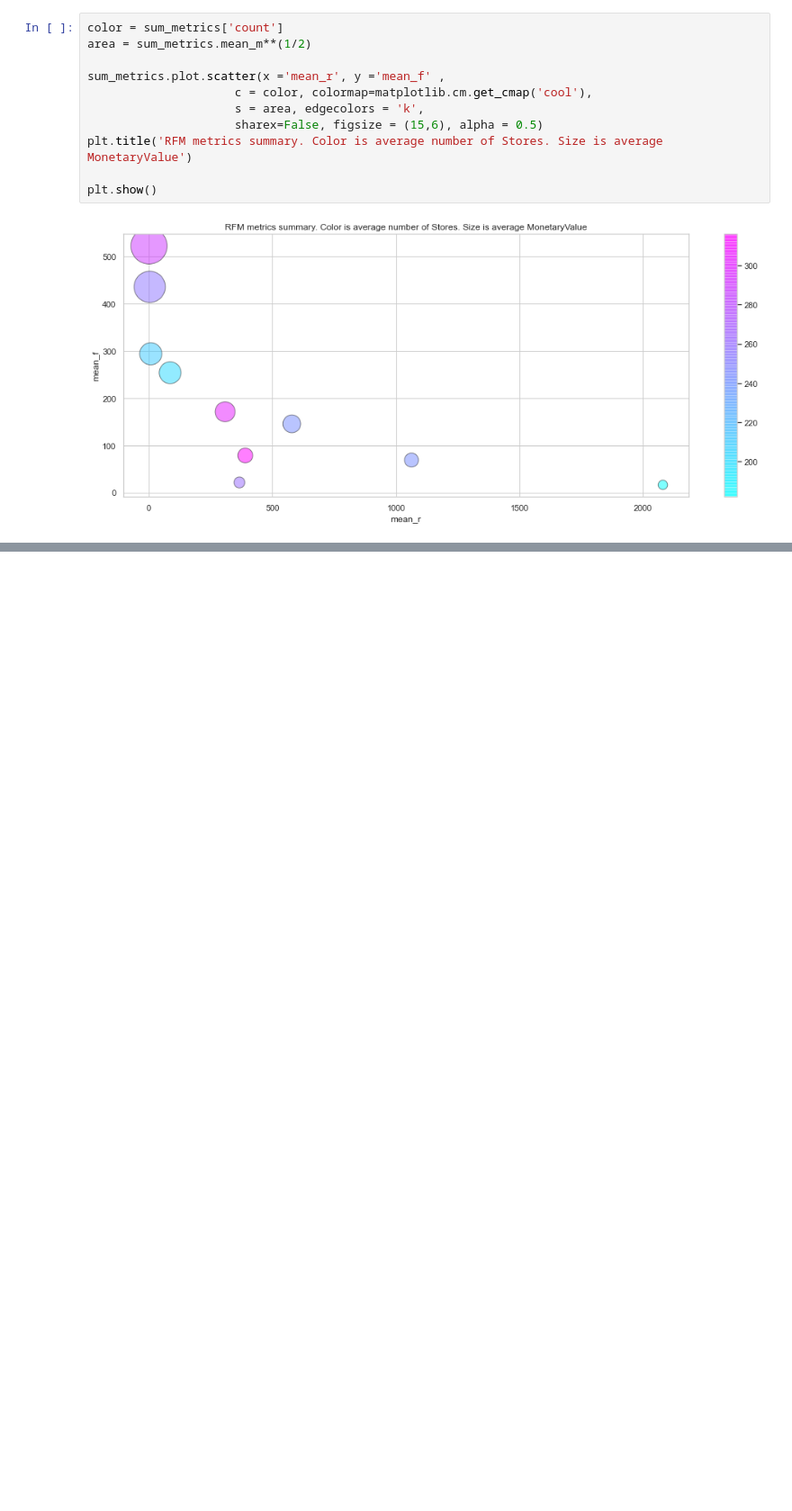
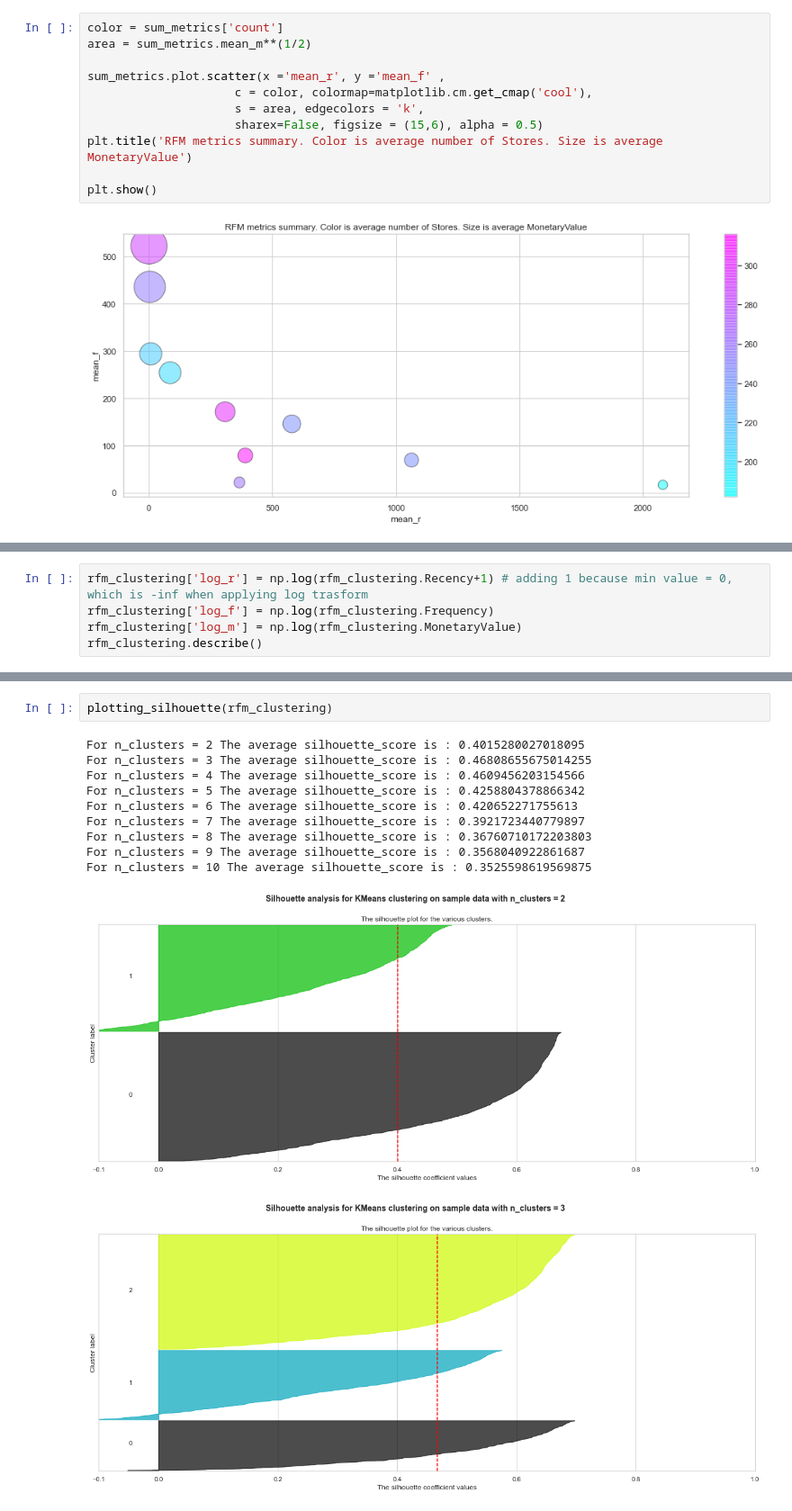
Before and after one commit to Razvanepe/Iowa_spirits_sales, a Jupyter notebook: notebooks/3. Pre-Processing.ipynb, the cells around one changed output, grey strips where cells are left out. Shown at 90% size. Cells and saved outputs as stored; diff of their text form; blank space fills up the shorter version.

```diff
--- a/notebooks/3. Pre-Processing.ipynb
+++ b/notebooks/3. Pre-Processing.ipynb
@@ -712,0 +734,5 @@ plt.show()
+# %%
+rfm_clustering['log_r'] = np.log(rfm_clustering.Recency+1) # adding 1 because min value = 0, which is -inf when applying log trasform
+rfm_clustering['log_f'] = np.log(rfm_clustering.Frequency)
+rfm_clustering['log_m'] = np.log(rfm_clustering.MonetaryValue)
+rfm_clustering.describe()
@@ -712,0 +884,14 @@ plt.show()
+# %%
+plotting_silhouette(rfm_clustering)
+# %% [output]
+For n_clusters = 2 The average silhouette_score is : 0.4015280027018095
+For n_clusters = 3 The average silhouette_score is : 0.46808655675014255
+For n_clusters = 4 The average silhouette_score is : 0.4609456203154566
+For n_clusters = 5 The average silhouette_score is : 0.4258804378866342
+For n_clusters = 6 The average silhouette_score is : 0.420652271755613
+For n_clusters = 7 The average silhouette_score is : 0.3921723440779897
+For n_clusters = 8 The average silhouette_score is : 0.36760710172203803
+For n_clusters = 9 The average silhouette_score is : 0.3568040922861687
+For n_clusters = 10 The average silhouette_score is : 0.3525598619569875
+[figure, added]
+[figure, added]
```
Also changed, not shown: parts of 40 cells of this notebook.
